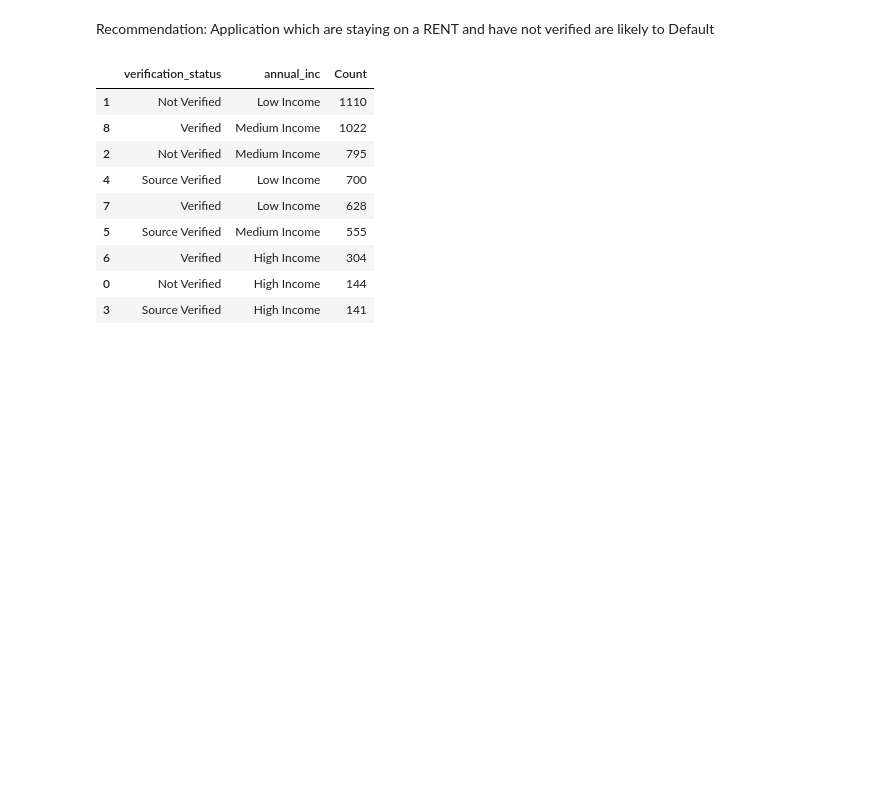
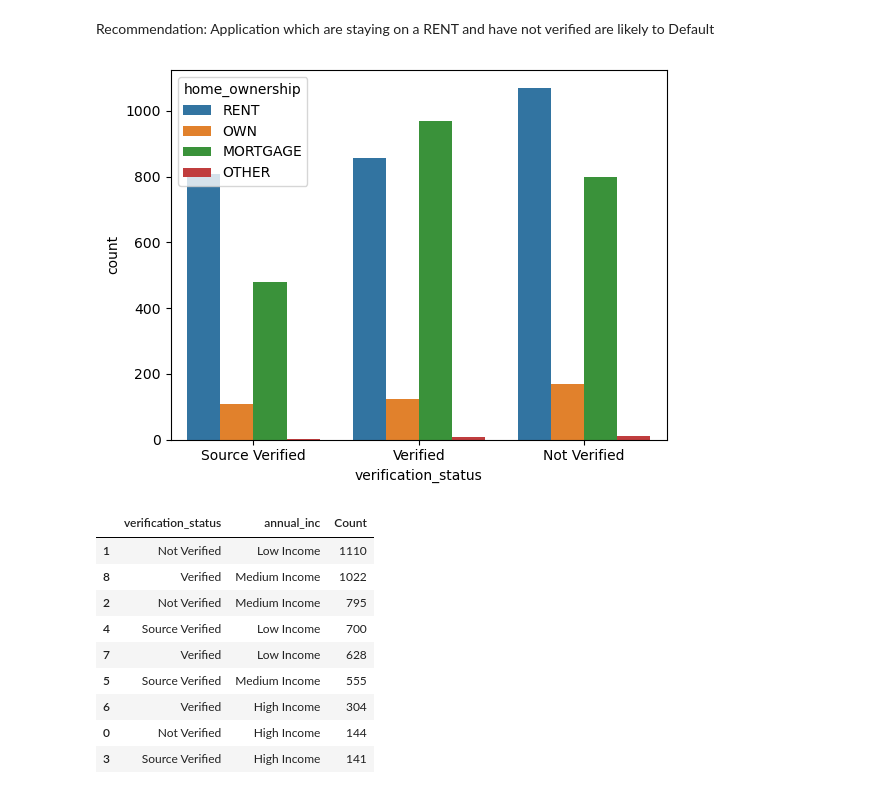
Before and after one commit to nikhilmlai/lendingclubcasestudy, a Jupyter notebook: Nikhil_Shembekar.ipynb, the cells around one changed output. Cells and saved outputs as stored; diff of their text form; code cells hidden in the pictures; blank space fills up the shorter version.

```diff
--- a/Nikhil_Shembekar.ipynb
+++ b/Nikhil_Shembekar.ipynb
@@ -745,6 +816,10 @@ chargedoff_loans.groupby(['verification_status', 'home_ownership']).size().reset
 | 5 | Source Verified | OTHER | 1 |
 # %% [markdown]
 Recommendation: Application which are staying on a RENT and have not verified are likely to Default
+# %%
+cat_data_visualization('verification_status', 'home_ownership')
+# %% [output]
+[figure, added]
 # %%
 chargedoff_loans.groupby(['verification_status', 'annual_inc']).size().reset_index(name='Count').sort_values('Count',ascending=False)
 # %% [output]
```
Also changed, not shown: parts of 45 cells of this notebook.
